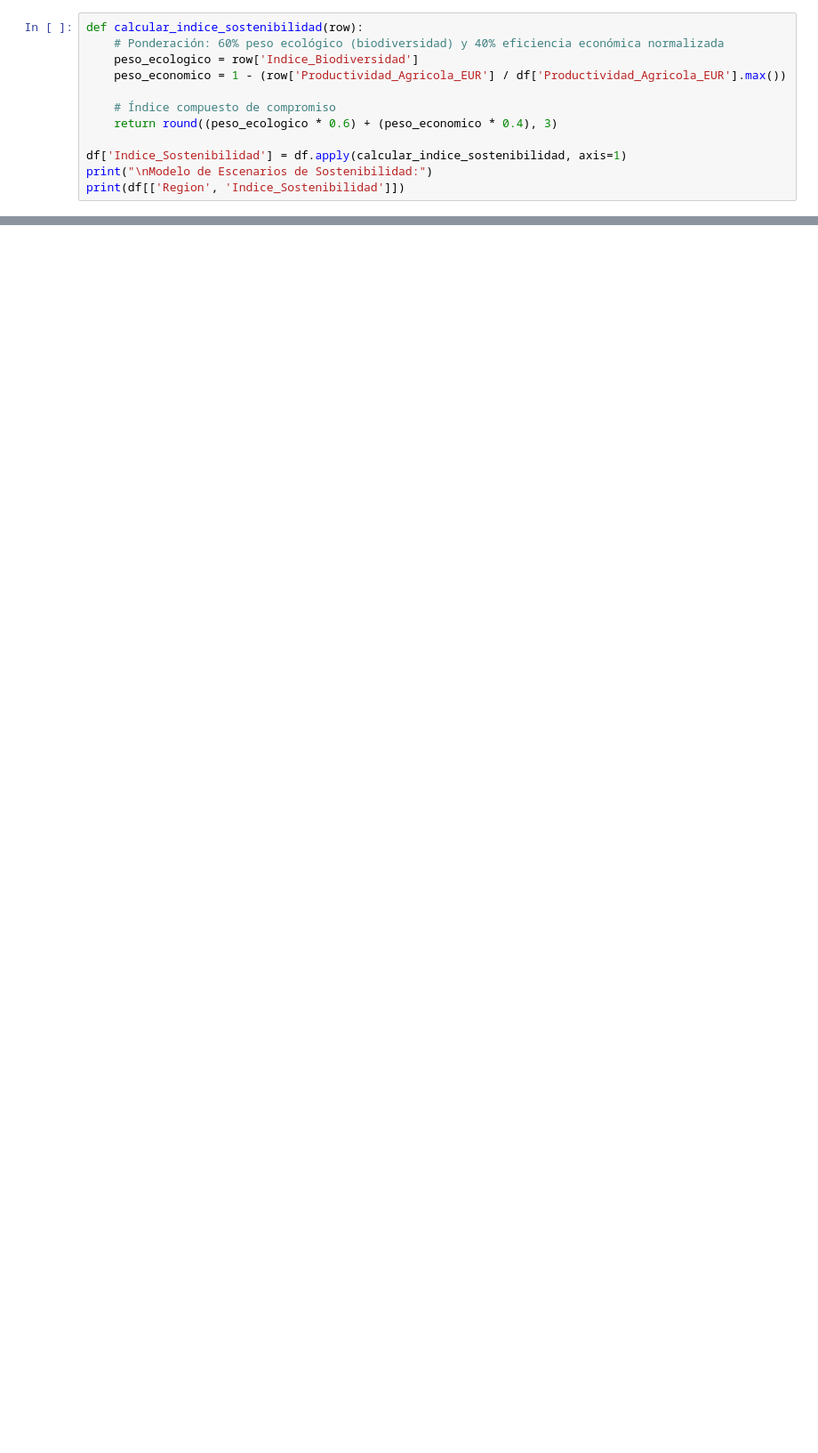
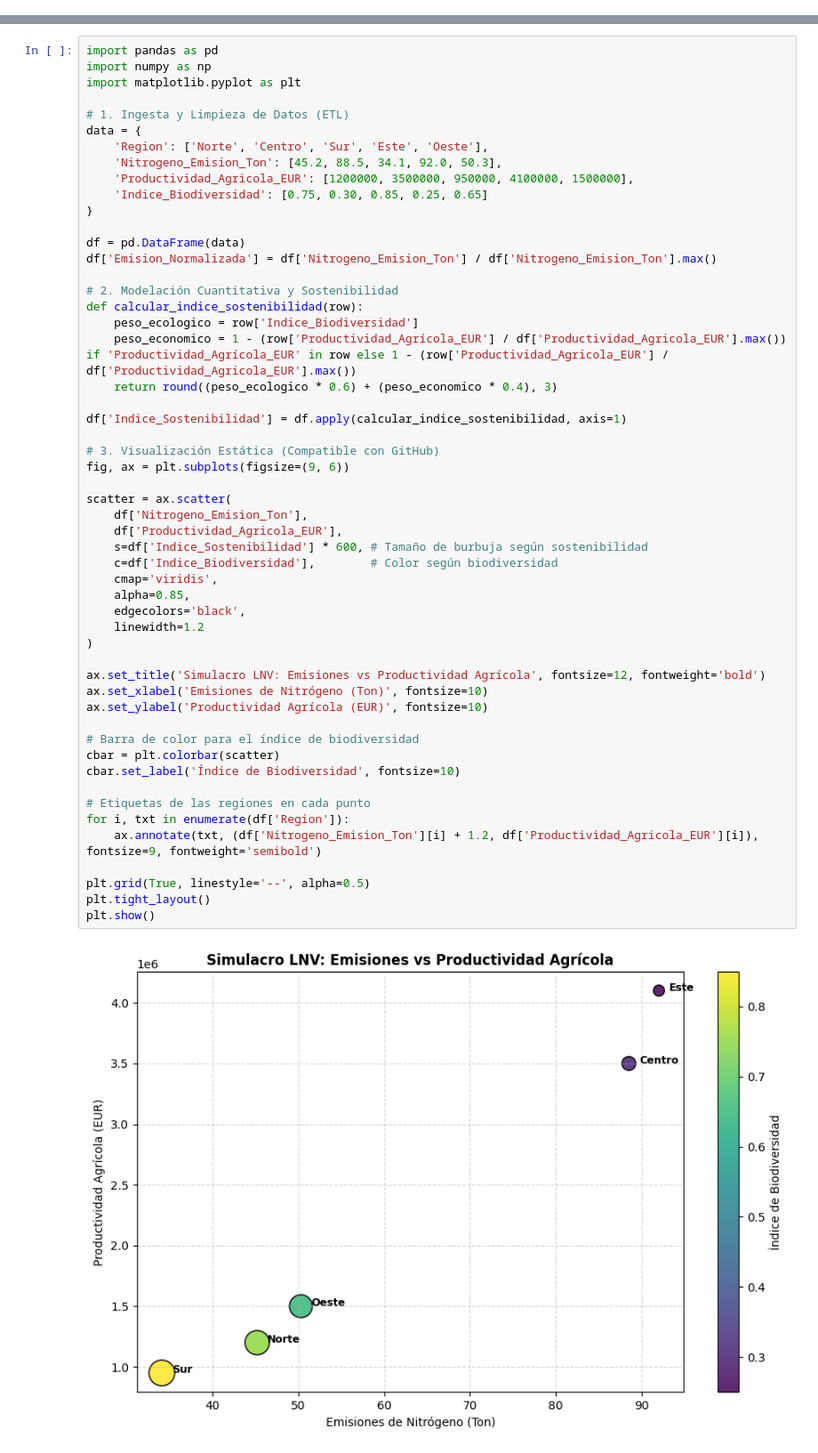
Before and after one commit to penajuanmanuel6-hub/automated-etl-pipeline, a Jupyter notebook: simulacro_nitrogeno_lnv.ipynb, the cells around one changed output, grey strips where cells are left out. Shown at 89% size. Drawn from its saved outputs; the diff is of its cells as text; blank space fills up the shorter version.

```diff
--- a/simulacro_nitrogeno_lnv.ipynb
+++ b/simulacro_nitrogeno_lnv.ipynb
@@ -36,12 +2,0 @@ Datos procesados (ETL inicial):
-# %%
-def calcular_indice_sostenibilidad(row):
-    # Ponderación: 60% peso ecológico (biodiversidad) y 40% eficiencia económica normalizada
-    peso_ecologico = row['Indice_Biodiversidad']
-    peso_economico = 1 - (row['Productividad_Agricola_EUR'] / df['Productividad_Agricola_EUR'].max())
-
-    # Índice compuesto de compromiso
-    return round((peso_ecologico * 0.6) + (peso_economico * 0.4), 3)
-
-df['Indice_Sostenibilidad'] = df.apply(calcular_indice_sostenibilidad, axis=1)
-print("\nModelo de Escenarios de Sostenibilidad:")
-print(df[['Region', 'Indice_Sostenibilidad']])
@@ -77,0 +3,55 @@ fig.show()
+# %%
+import pandas as pd
+import numpy as np
+import matplotlib.pyplot as plt
+
+# 1. Ingesta y Limpieza de Datos (ETL)
+data = {
+    'Region': ['Norte', 'Centro', 'Sur', 'Este', 'Oeste'],
+    'Nitrogeno_Emision_Ton': [45.2, 88.5, 34.1, 92.0, 50.3],
+    'Productividad_Agricola_EUR': [1200000, 3500000, 950000, 4100000, 1500000],
+    'Indice_Biodiversidad': [0.75, 0.30, 0.85, 0.25, 0.65]
+}
+
+df = pd.DataFrame(data)
+df['Emision_Normalizada'] = df['Nitrogeno_Emision_Ton'] / df['Nitrogeno_Emision_Ton'].max()
+
+# 2. Modelación Cuantitativa y Sostenibilidad
+def calcular_indice_sostenibilidad(row):
+    peso_ecologico = row['Indice_Biodiversidad']
+    peso_economico = 1 - (row['Productividad_Agrícola_EUR'] / df['Productividad_Agricola_EUR'].max()) if 'Productividad_Agrícola_EUR' in row else 1 - (row['Productividad_Agricola_EUR'] / df['Productividad_Agricola_EUR'].max())
+    return round((peso_ecologico * 0.6) + (peso_economico * 0.4), 3)
+
+df['Indice_Sostenibilidad'] = df.apply(calcular_indice_sostenibilidad, axis=1)
+
+# 3. Visualización Estática (Compatible con GitHub)
+fig, ax = plt.subplots(figsize=(9, 6))
+
+scatter = ax.scatter(
+    df['Nitrogeno_Emision_Ton'],
+    df['Productividad_Agricola_EUR'],
+    s=df['Indice_Sostenibilidad'] * 600, # Tamaño de burbuja según sostenibilidad
+    c=df['Indice_Biodiversidad'],        # Color según biodiversidad
+    cmap='viridis',
+    alpha=0.85,
+    edgecolors='black',
+    linewidth=1.2
+)
+
+ax.set_title('Simulacro LNV: Emisiones vs Productividad Agrícola', fontsize=12, fontweight='bold')
+ax.set_xlabel('Emisiones de Nitrógeno (Ton)', fontsize=10)
+ax.set_ylabel('Productividad Agrícola (EUR)', fontsize=10)
+
+# Barra de color para el índice de biodiversidad
+cbar = plt.colorbar(scatter)
+cbar.set_label('Índice de Biodiversidad', fontsize=10)
+
+# Etiquetas de las regiones en cada punto
+for i, txt in enumerate(df['Region']):
+    ax.annotate(txt, (df['Nitrogeno_Emision_Ton'][i] + 1.2, df['Productividad_Agricola_EUR'][i]), fontsize=9, fontweight='semibold')
+
+plt.grid(True, linestyle='--', alpha=0.5)
+plt.tight_layout()
+plt.show()
+# %% [output]
+[figure, added]
```
Also changed, not shown: parts of 3 cells of this notebook.
